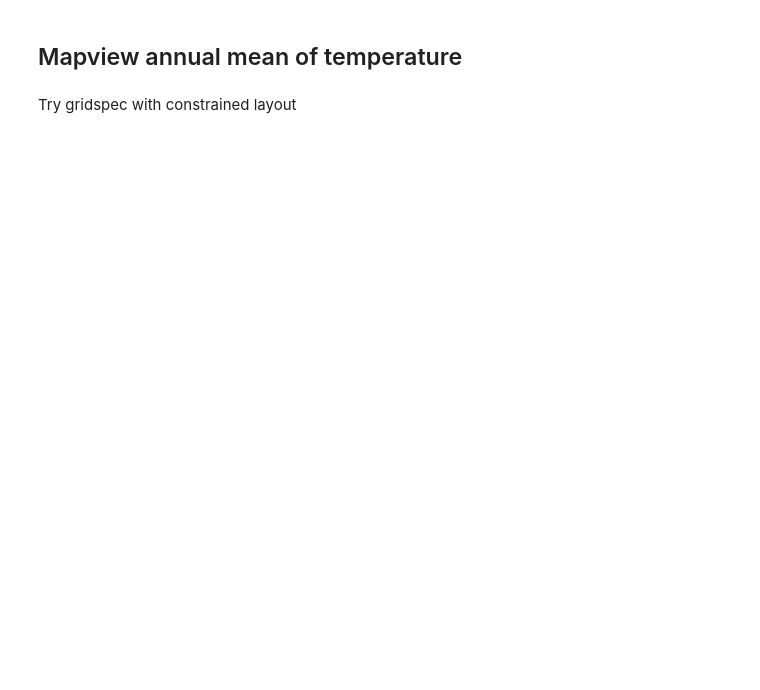
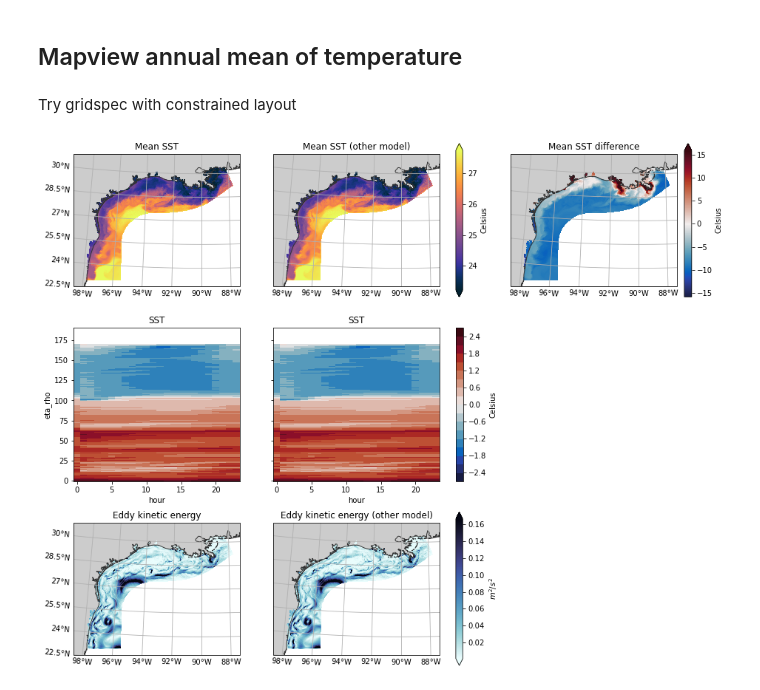
Before and after one commit to abishekg7/RePlots, a Jupyter notebook: examples/workflow1.ipynb, the cells around one changed output. Saved outputs shown, nothing was run; the diff lists cells and outputs as text; code cells hidden in the pictures; blank space fills up the shorter version.

Commit message:
updated draft of plots

```diff
--- a/examples/workflow1.ipynb
+++ b/examples/workflow1.ipynb
@@ -16,7 +11,7 @@ import cf_xarray
 # %%
 # loc = 'http://barataria.tamu.edu:8080/thredds/dodsC/NcML/txla_hindcast_agg'
 fname = '/Users/kthyng/packages/xroms/examples/txla2_his_a_latest.nc'
-ds = xroms.open_netcdf(fname, chunks='auto', add_verts=True)
+ds = xroms.open_netcdf(fname, chunks='auto')
 # %%
 #set up plotting stuff
 pc = cartopy.crs.PlateCarree()  # to match lon/lat
@@ -173,4 +22,50 @@ def plot_hov():
 ## Mapview annual mean of temperature
 # %% [markdown]
 Try gridspec with constrained layout
+# %%
+fig = plt.figure(figsize=(15,13))
+nrows, ncols = 3, 3
+
+## Mean SSTs ##
+var = ds.temp.cf.isel(s_rho=-1).cf.mean('T', skipna=False)
+var2 = ds.salt.isel(s_rho=-1).cf.mean('T', skipna=False)
+
+ax1 = plt.subplot(nrows, ncols, 1, projection=proj)
+pargs, oargs = rp.setup_map(ax=ax1, title='Mean SST')
+var.cmo.cfplot(**pargs, add_colorbar=False)
+
+ax2 = plt.subplot(nrows, ncols, 2, projection=proj)
+pargs, oargs = rp.setup_map(ax=ax2, left_labels=False, title='Mean SST (other model)')
+var.cmo.cfplot(**pargs, cbar_kwargs=setup_cbar(label='Celsius', ax=[ax1,ax2]))
+
+ax3 = plt.subplot(nrows, ncols, 3, projection=proj)
+pargs, oargs = setup_map(ax=ax3, left_labels=False, title='Mean SST difference')  # making up new variable to show difference
+(var-var2).cmo.cfplot(**pargs, cbar_kwargs=setup_cbar(label='Celsius'))
+
+
+## Hovmoller ##
+var = ds.temp.isel(xi_rho=300,s_rho=-1).cf.groupby("T.hour").mean(skipna=False) - 25
+
+ax4 = plt.subplot(nrows, ncols, 4)
+var.cmo.plot(x='hour', y='eta_rho', ax=ax4, levels=20, add_colorbar=False)
+ax4.set_title('SST')
+
+ax5 = plt.subplot(nrows, ncols, 5)
+var.cmo.plot(x='hour', y='eta_rho', ax=ax5, levels=20, cbar_kwargs=setup_cbar(ax=[ax4,ax5], label='Celsius'))
+ax5.yaxis.set_ticklabels('')
+ax5.set_ylabel('')
+ax5.set_title('SST')
+
+
+## EKE ##
+var = ds.xroms.EKE.cf.mean('T', skipna=False)
+ax7 = plt.subplot(nrows, ncols, 7, projection=proj)
+pargs, oargs = rp.setup_map(ax=ax7, title='Eddy kinetic energy')
+var.cmo.cfplot(**pargs, add_colorbar=False)
+
+ax8 = plt.subplot(nrows, ncols, 8, projection=proj)
+pargs, oargs = rp.setup_map(ax=ax8, left_labels=False, title='Eddy kinetic energy (other model)')
+var.cmo.cfplot(**pargs, cbar_kwargs=setup_cbar(ax=[ax7,ax8], label='$' + var.units +'$'))
+# %% [output]
+[figure, added]
 # %%
```
Also changed, not shown: parts of 32 cells of this notebook.
